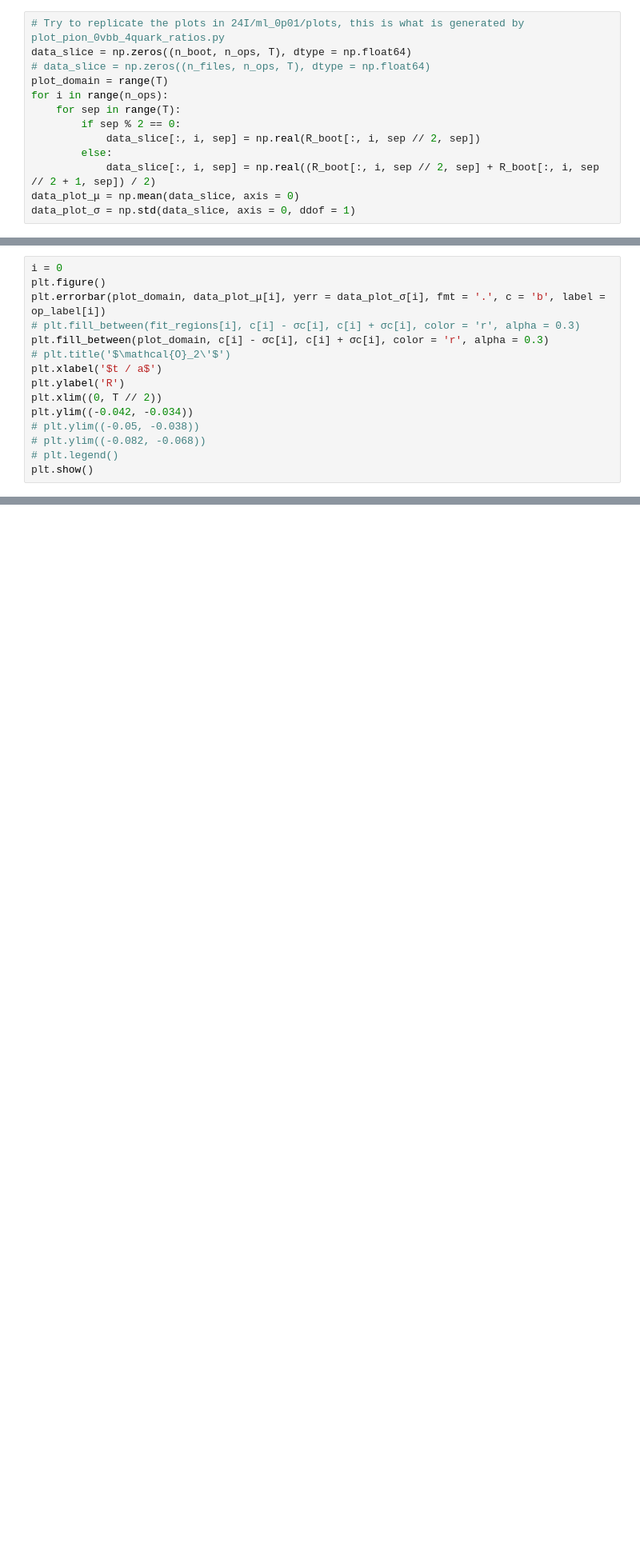
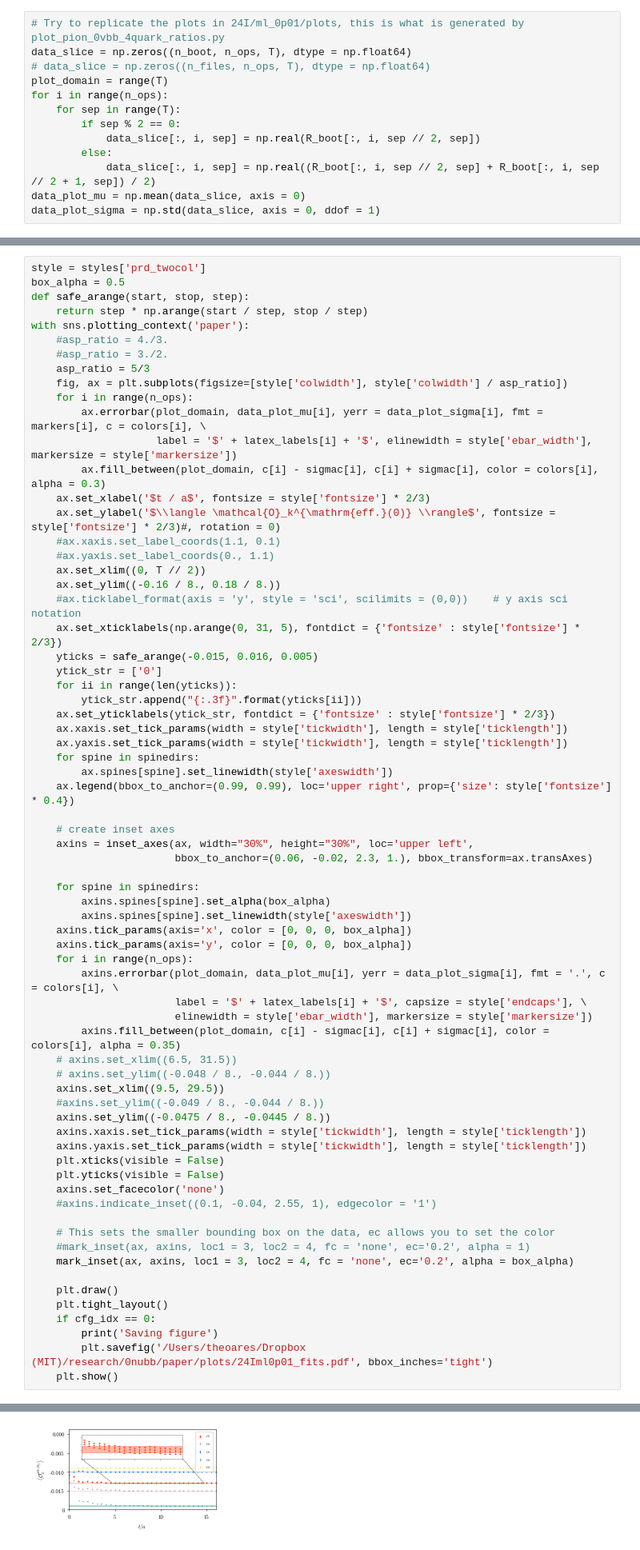
Before and after one commit to poare/lqcd, a Jupyter notebook: 0nubb/python_scripts/Short-Distance-Plots-Fits.ipynb, the cells around one changed output, grey strips where cells are left out. Shown at 80% size. Saved outputs shown, nothing was run; the diff lists cells and outputs as text; blank space fills up the shorter version.

```diff
--- a/0nubb/python_scripts/Short-Distance-Plots-Fits.ipynb
+++ b/0nubb/python_scripts/Short-Distance-Plots-Fits.ipynb
@@ -106,5 +83,5 @@ for i in range(n_ops):
             data_slice[:, i, sep] = np.real(R_boot[:, i, sep // 2, sep])
         else:
             data_slice[:, i, sep] = np.real((R_boot[:, i, sep // 2, sep] + R_boot[:, i, sep // 2 + 1, sep]) / 2)
-data_plot_μ = np.mean(data_slice, axis = 0)
-data_plot_σ = np.std(data_slice, axis = 0, ddof = 1)
+data_plot_mu = np.mean(data_slice, axis = 0)
+data_plot_sigma = np.std(data_slice, axis = 0, ddof = 1)
@@ -195,15 +149,0 @@ O2p: 0.01943832720760978 \pm 0.0002228354358644061
-# %%
-i = 0
-plt.figure()
-plt.errorbar(plot_domain, data_plot_μ[i], yerr = data_plot_σ[i], fmt = '.', c = 'b', label = op_label[i])
-# plt.fill_between(fit_regions[i], c[i] - σc[i], c[i] + σc[i], color = 'r', alpha = 0.3)
-plt.fill_between(plot_domain, c[i] - σc[i], c[i] + σc[i], color = 'r', alpha = 0.3)
-# plt.title('$\mathcal{O}_2\'$')
-plt.xlabel('$t / a$')
-plt.ylabel('R')
-plt.xlim((0, T // 2))
-plt.ylim((-0.042, -0.034))
-# plt.ylim((-0.05, -0.038))
-# plt.ylim((-0.082, -0.068))
-# plt.legend()
-plt.show()
@@ -212,0 +152,70 @@ plt.show()
+# %%
+style = styles['prd_twocol']
+box_alpha = 0.5
+def safe_arange(start, stop, step):
+    return step * np.arange(start / step, stop / step)
+with sns.plotting_context('paper'):
+    #asp_ratio = 4./3.
+    #asp_ratio = 3./2.
+    asp_ratio = 5/3
+    fig, ax = plt.subplots(figsize=[style['colwidth'], style['colwidth'] / asp_ratio])
+    for i in range(n_ops):
+        ax.errorbar(plot_domain, data_plot_mu[i], yerr = data_plot_sigma[i], fmt = markers[i], c = colors[i], \
+                    label = '$' + latex_labels[i] + '$', elinewidth = style['ebar_width'], markersize = style['markersize'])
+        ax.fill_between(plot_domain, c[i] - sigmac[i], c[i] + sigmac[i], color = colors[i], alpha = 0.3)
+    ax.set_xlabel('$t / a$', fontsize = style['fontsize'] * 2/3)
+    ax.set_ylabel('$\\langle \mathcal{O}_k^{\mathrm{eff.}(0)} \\rangle$', fontsize = style['fontsize'] * 2/3)#, rotation = 0)
+    #ax.xaxis.set_label_coords(1.1, 0.1)
+    #ax.yaxis.set_label_coords(0., 1.1)
+    ax.set_xlim((0, T // 2))
+    ax.set_ylim((-0.16 / 8., 0.18 / 8.))
+    #ax.ticklabel_format(axis = 'y', style = 'sci', scilimits = (0,0))    # y axis sci notation
+    ax.set_xticklabels(np.arange(0, 31, 5), fontdict = {'fontsize' : style['fontsize'] * 2/3})
+    yticks = safe_arange(-0.015, 0.016, 0.005)
+    ytick_str = ['0']
+    for ii in range(len(yticks)):
+        ytick_str.append("{:.3f}".format(yticks[ii]))
+    ax.set_yticklabels(ytick_str, fontdict = {'fontsize' : style['fontsize'] * 2/3})
+    ax.xaxis.set_tick_params(width = style['tickwidth'], length = style['ticklength'])
+    ax.yaxis.set_tick_params(width = style['tickwidth'], length = style['ticklength'])
+    for spine in spinedirs:
+        ax.spines[spine].set_linewidth(style['axeswidth'])
+    ax.legend(bbox_to_anchor=(0.99, 0.99), loc='upper right', prop={'size': style['fontsize'] * 0.4})
+
+    # create inset axes
+    axins = inset_axes(ax, width="30%", height="30%", loc='upper left',
+                       bbox_to_anchor=(0.06, -0.02, 2.3, 1.), bbox_transform=ax.transAxes)
+
+    for spine in spinedirs:
+        axins.spines[spine].set_alpha(box_alpha)
+        axins.spines[spine].set_linewidth(style['axeswidth'])
+    axins.tick_params(axis='x', color = [0, 0, 0, box_alpha])
+    axins.tick_params(axis='y', color = [0, 0, 0, box_alpha])
+    for i in range(n_ops):
+        axins.errorbar(plot_domain, data_plot_mu[i], yerr = data_plot_sigma[i], fmt = '.', c = colors[i], \
+                       label = '$' + latex_labels[i] + '$', capsize = style['endcaps'], \
+                       elinewidth = style['ebar_width'], markersize = style['markersize'])
+        axins.fill_between(plot_domain, c[i] - sigmac[i], c[i] + sigmac[i], color = colors[i], alpha = 0.35)
+    # axins.set_xlim((6.5, 31.5))
+    # axins.set_ylim((-0.048 / 8., -0.044 / 8.))
+    axins.set_xlim((9.5, 29.5))
+    #axins.set_ylim((-0.049 / 8., -0.044 / 8.))
+    axins.set_ylim((-0.0475 / 8., -0.0445 / 8.))
+    axins.xaxis.set_tick_params(width = style['tickwidth'], length = style['ticklength'])
+    axins.yaxis.set_tick_params(width = style['tickwidth'], length = style['ticklength'])
+    plt.xticks(visible = False)
+    plt.yticks(visible = False)
+    axins.set_facecolor('none')
+    #axins.indicate_inset((0.1, -0.04, 2.55, 1), edgecolor = '1')
+
+    # This sets the smaller bounding box on the data, ec allows you to set the color
+    #mark_inset(ax, axins, loc1 = 3, loc2 = 4, fc = 'none', ec='0.2', alpha = 1)
+    mark_inset(ax, axins, loc1 = 3, loc2 = 4, fc = 'none', ec='0.2', alpha = box_alpha)
+
+    plt.draw()
+    plt.tight_layout()
+    if cfg_idx == 0:
+        print('Saving figure')
+        plt.savefig('/Users/theoares/Dropbox (MIT)/research/0nubb/paper/plots/24Iml0p01_fits.pdf', bbox_inches='tight')
+    plt.show()
+# %% [output]
@@ -213 +223,2 @@ plt.show()
+[figure, added]
 # %%
```
Also changed, not shown: parts of 26 cells of this notebook, 13 other files.
